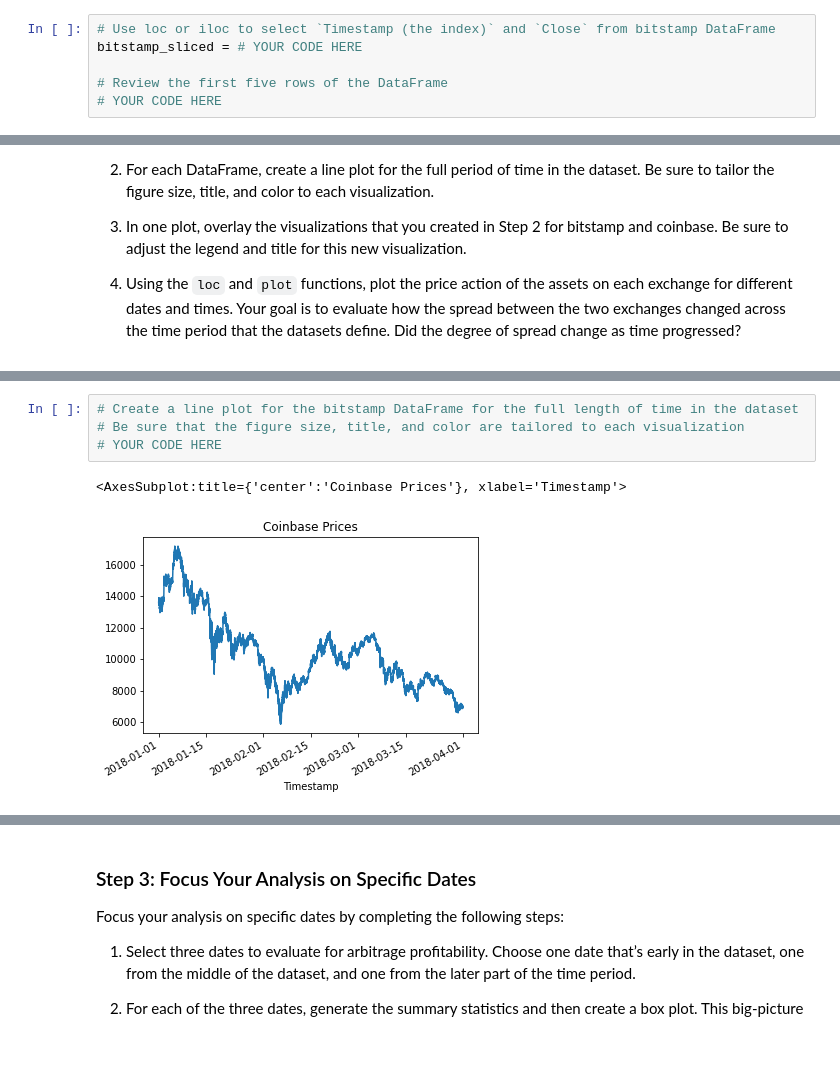
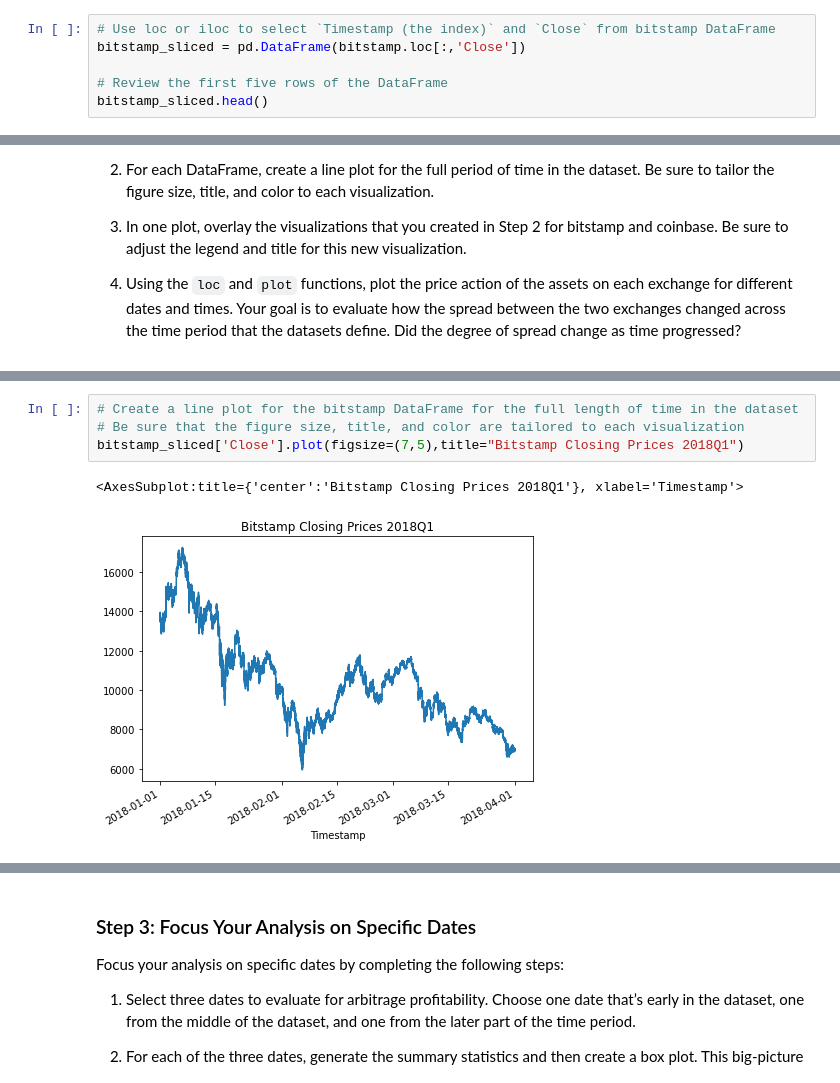
Before and after one commit to blandwhite/Challenge_3, a Jupyter notebook: crypto_arbitrage.ipynb, the cells around one changed output, grey strips where cells are left out. Cells and saved outputs as stored; diff of their text form; blank space fills up the shorter version.

```diff
--- a/crypto_arbitrage.ipynb
+++ b/crypto_arbitrage.ipynb
@@ -491,9 +510,9 @@ Select the data you want to analyze. Use `loc` or `iloc` to select the following
 # %%
 # Use loc or iloc to select `Timestamp (the index)` and `Close` from bitstamp DataFrame
-bitstamp_sliced = # YOUR CODE HERE
+bitstamp_sliced = pd.DataFrame(bitstamp.loc[:,'Close'])
 
 # Review the first five rows of the DataFrame
-# YOUR CODE HERE
+bitstamp_sliced.head()
 # %% [output]
 |  | Close |
 | Timestamp |  |
@@ -557,10 +599,10 @@ Sort through the time series data associated with the bitstamp and coinbase Data
 # %%
 # Create a line plot for the bitstamp DataFrame for the full length of time in the dataset
 # Be sure that the figure size, title, and color are tailored to each visualization
-# YOUR CODE HERE
+bitstamp_sliced['Close'].plot(figsize=(7,5),title="Bitstamp Closing Prices 2018Q1")
 # %% [output]
-<AxesSubplot:title={'center':'Coinbase Prices'}, xlabel='Timestamp'>
+<AxesSubplot:title={'center':'Bitstamp Closing Prices 2018Q1'}, xlabel='Timestamp'>
-[figure, old version]
+[figure, new version]
 # %%
 # Create a line plot for the coinbase DataFrame for the full length of time in the dataset
 # Be sure that the figure size, title, and color are tailored to each visualization
```
Also changed, not shown: parts of 21 cells of this notebook.
